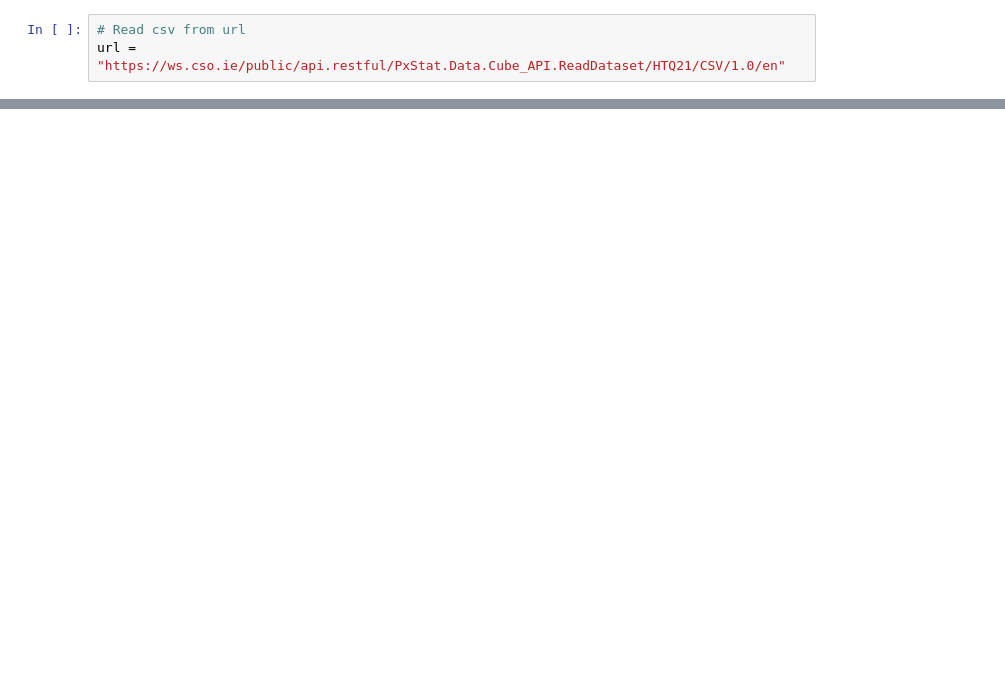
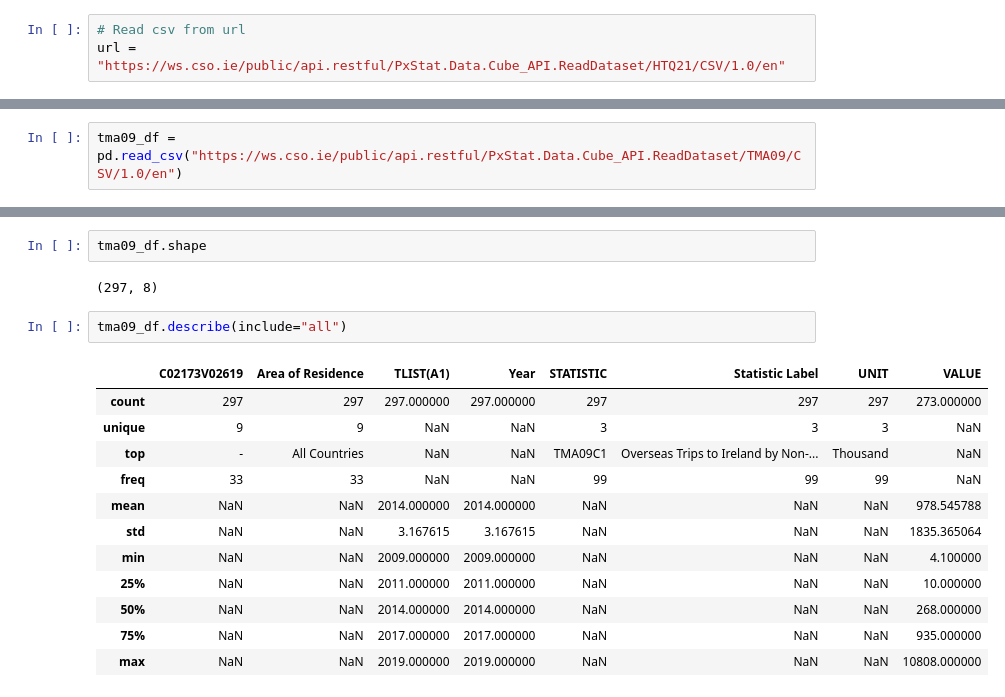
Before and after one commit to sba21725/MSC_DA_CA1, a Jupyter notebook: 01 Data Preparation.ipynb, the cells around one changed output, grey strips where cells are left out. Drawn from its saved outputs; the diff is of its cells as text; blank space fills up the shorter version.

Commit message:
exploring TMA09 - Overseas Trips (incl. Expenditure) to Ireland dataset by url

```diff
--- a/01 Data Preparation.ipynb
+++ b/01 Data Preparation.ipynb
@@ -201,0 +227,2 @@ dfSummary(df)
+# %%
+tma09_df = pd.read_csv("https://ws.cso.ie/public/api.restful/PxStat.Data.Cube_API.ReadDataset/TMA09/CSV/1.0/en")
@@ -201,0 +238,19 @@ dfSummary(df)
+# %%
+tma09_df.shape
+# %% [output]
+(297, 8)
+# %%
+tma09_df.describe(include="all")
+# %% [output]
+|  | C02173V02619 | Area of Residence | TLIST(A1) | Year | STATISTIC | Statistic Label | UNIT | VALUE |
+| count | 297 | 297 | 297.000000 | 297.000000 | 297 | 297 | 297 | 273.000000 |
+| unique | 9 | 9 | NaN | NaN | 3 | 3 | 3 | NaN |
+| top | - | All Countries | NaN | NaN | TMA09C1 | Overseas Trips to Ireland by Non-... | Thousand | NaN |
+| freq | 33 | 33 | NaN | NaN | 99 | 99 | 99 | NaN |
+| mean | NaN | NaN | 2014.000000 | 2014.000000 | NaN | NaN | NaN | 978.545788 |
+| std | NaN | NaN | 3.167615 | 3.167615 | NaN | NaN | NaN | 1835.365064 |
+| min | NaN | NaN | 2009.000000 | 2009.000000 | NaN | NaN | NaN | 4.100000 |
+| 25% | NaN | NaN | 2011.000000 | 2011.000000 | NaN | NaN | NaN | 10.000000 |
+| 50% | NaN | NaN | 2014.000000 | 2014.000000 | NaN | NaN | NaN | 268.000000 |
+| 75% | NaN | NaN | 2017.000000 | 2017.000000 | NaN | NaN | NaN | 935.000000 |
+| max | NaN | NaN | 2019.000000 | 2019.000000 | NaN | NaN | NaN | 10808.000000 |
```
Also changed, not shown: parts of 17 cells of this notebook.
